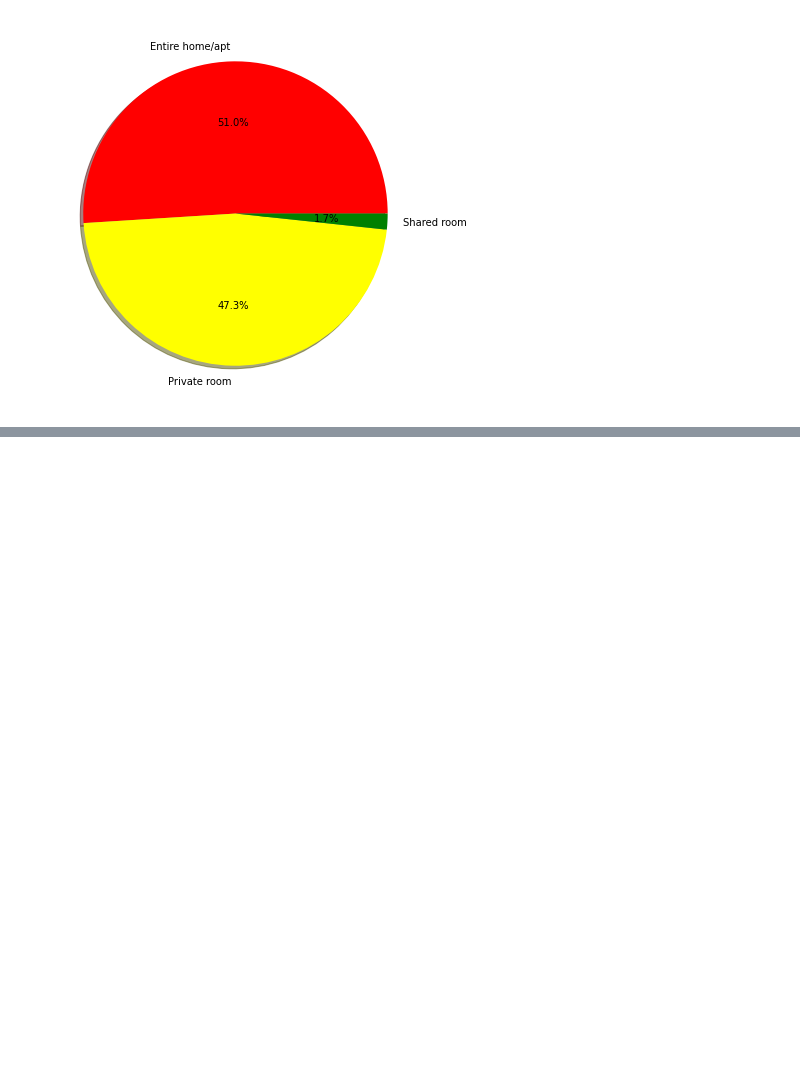
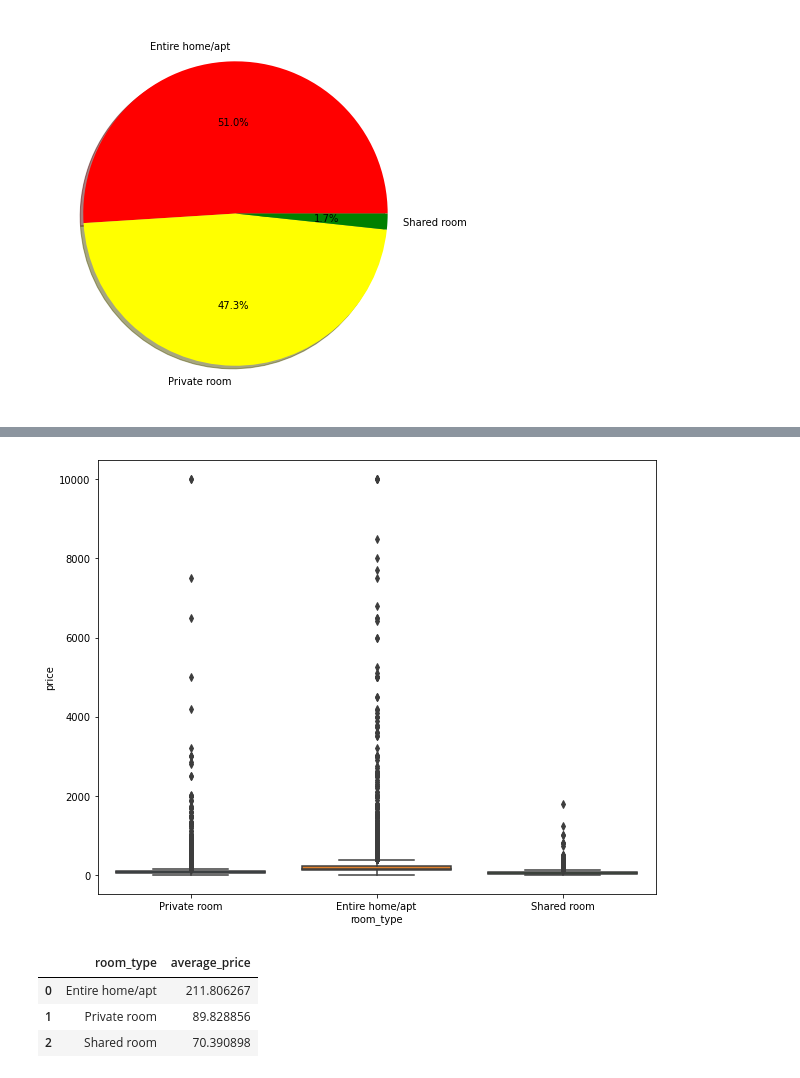
Before and after one commit to 1502harshitsharma/Airbnb-Data-Analysis, a Jupyter notebook: Airbnb_Data_Analysis.ipynb, the cells around one changed output, grey strips where cells are left out. Drawn from its saved outputs; the diff is of its cells as text; code cells hidden in the pictures; blank space fills up the shorter version.

```diff
--- a/Airbnb_Data_Analysis.ipynb
+++ b/Airbnb_Data_Analysis.ipynb
@@ -361,0 +371,15 @@ plt.pie(preferred_room_type.number_of_reviews, labels =preferred_room_type.room_
+# %%
+# let's plot a box plot for room type and it's variation in price
+sns.boxplot(data=air_bnb_copy, x="room_type", y="price");
+# %% [output]
+[figure, added]
+# %%
+# find the average price of all types of rooms
+avg_price_for_room_type=air_bnb_copy.groupby(['room_type'])['price'].mean().reset_index()
+avg_price_for_room_type.rename(columns = {'price':'average_price'}, inplace = True)
+avg_price_for_room_type
+# %% [output]
+|  | room_type | average_price |
+| 0 | Entire home/apt | 211.806267 |
+| 1 | Private room | 89.828856 |
+| 2 | Shared room | 70.390898 |
```
Also changed, not shown: parts of 1 cell of this notebook.
